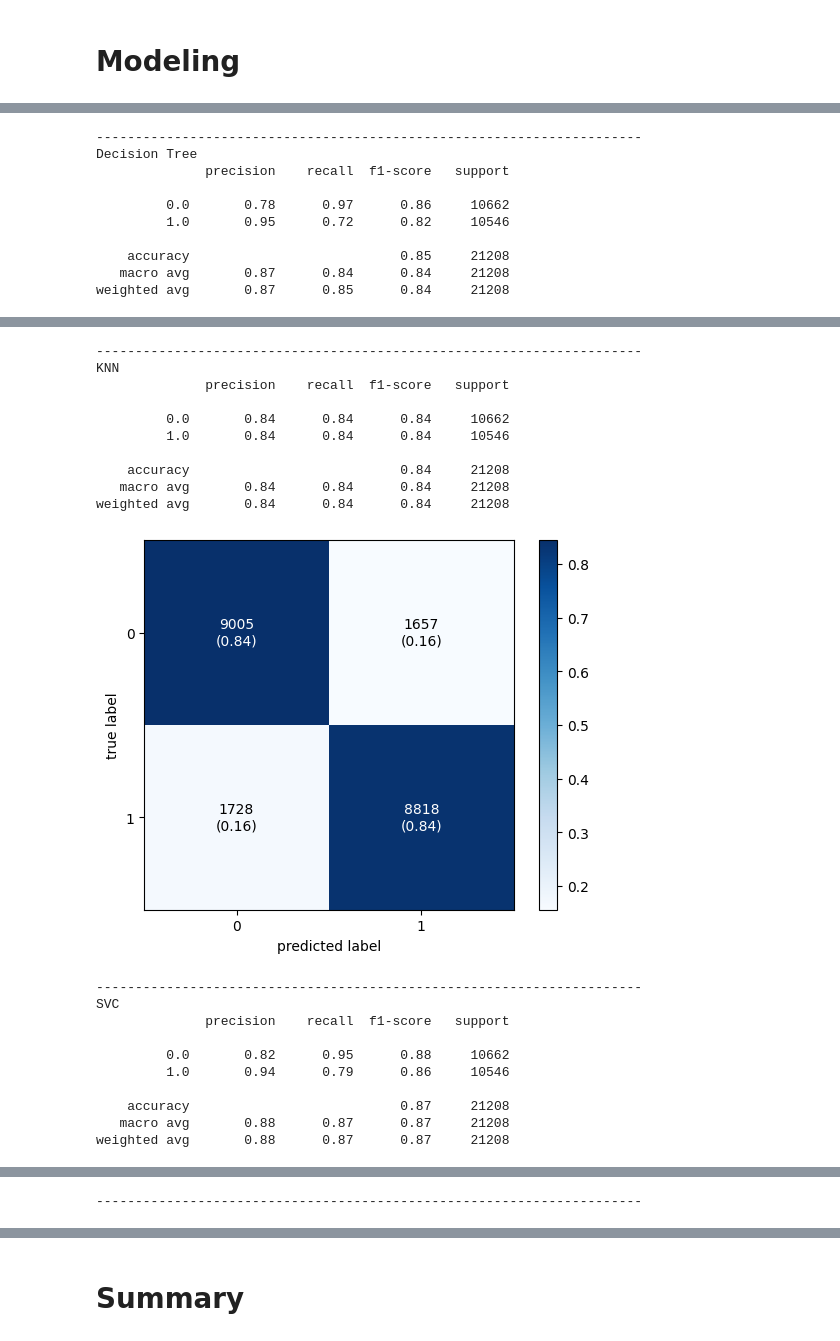
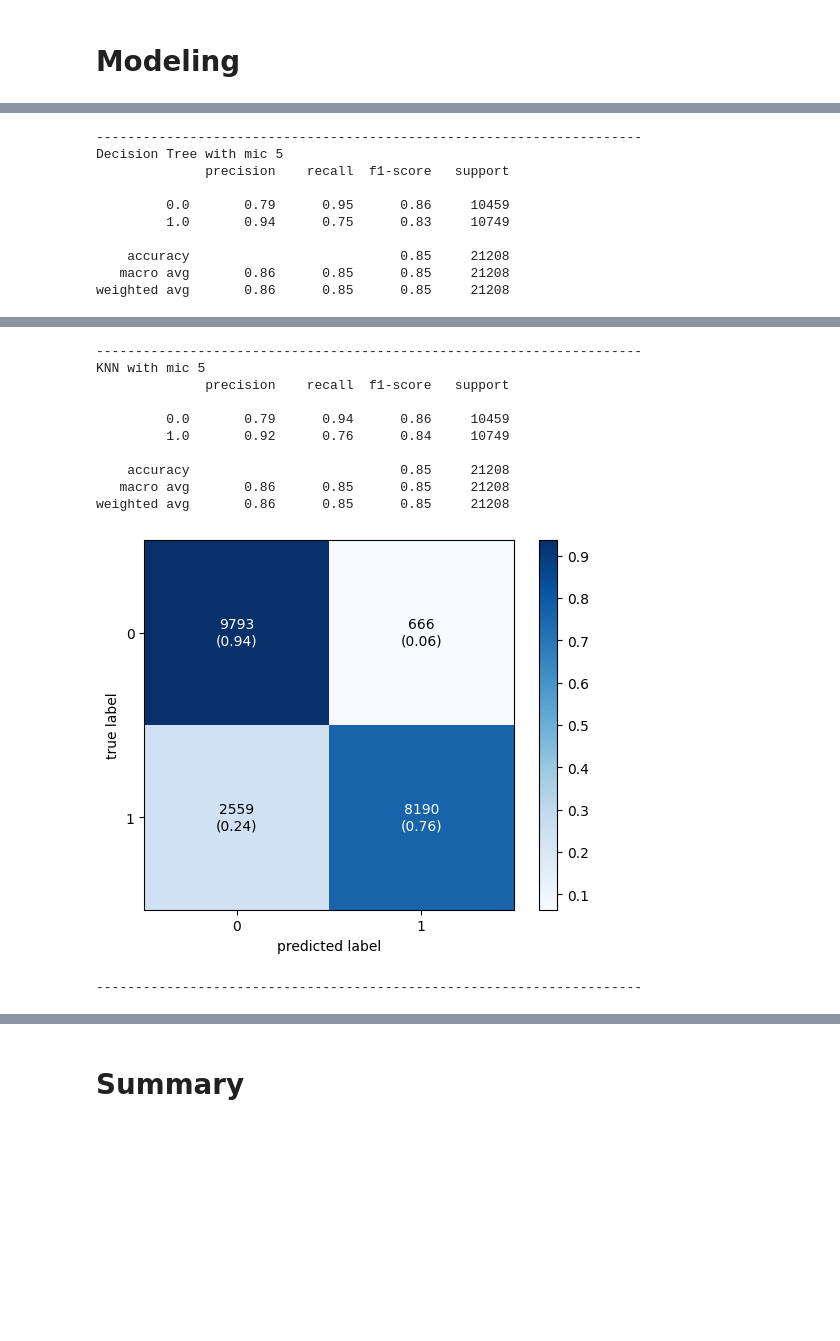
Before and after one commit to LaiVietAnh/Diabetes-Health-Indicators, a Jupyter notebook: diabetes.ipynb, the cells around one changed output, grey strips where cells are left out. Cells and saved outputs as stored; diff of their text form; code cells hidden in the pictures; blank space fills up the shorter version.

Commit message:
Save the best model

```diff
--- a/diabetes.ipynb
+++ b/diabetes.ipynb
@@ -240,6 +236,3 @@ print(high_score_features)
 ['GenHlth', 'PhysHlth', 'Income', 'DiffWalk', 'MentHlth', 'BMI', 'HighBP']
 # %% [markdown]
 # Data Splitting
-# %%
-X = df_features[high_score_features]
-y = df_target
@@ -255,2 +259,11 @@ X_test = scalar.fit_transform(X_test)
+# %%
+splited_data = []
+for name, X in data:
+    X_train , X_test , y_train , y_test = train_test_split(X, y, test_size=0.3)
+    splited_data.append({
+            'name': name ,'X_train': X_train,
+            'X_test':X_test,'y_train':y_train,
+            'y_test':y_test
+        })
 # %% [markdown]
 # Modeling
@@ -257,20 +274,18 @@ X_test = scalar.fit_transform(X_test)
 # %%
-from sklearn.metrics import roc_auc_score
+data = splited_data[0]
+models =[
+    ['Logistic Regression', LogisticRegression(), data],
+    ['Random Forest', RandomForestClassifier(max_depth=5,n_estimators=1000, class_weight='balanced'), data],
+    ['Decision Tree', DecisionTreeClassifier(max_depth=5), data],
+    ['KNN', KNeighborsClassifier(n_neighbors= 6), data]
+]
 
-algos = [
-        LogisticRegression(),
-        RandomForestClassifier(max_depth=5,n_estimators=1000, class_weight='balanced'),
-        DecisionTreeClassifier(max_depth=5),
-        KNeighborsClassifier(n_neighbors= 6),
-        SVC(kernel='rbf', C=1.,probability=True)
-       ]
-
-names = ['Logistic Regression','Random Forest','Decision Tree','KNN','SVC']
 roc_list = []
 pred_list = []
 # %%
-for model in tqdm(algos):
-    model.fit(X_train,y_train)
+for name ,model, data in tqdm(models):
+    X_train, X_test, y_train, y_test= data['X_train'], data['X_test'], data['y_train'], data['y_test']
+    model.fit(X_train, y_train)
     y_pred = model.predict_proba(X_test)[:,1]
 
     pred_list.append(y_pred)
@@ -292,14 +310,15 @@ evaluation
 # %%
-for i in range(len(names)):
-    name = names[i]
+for i, model in enumerate(models):
 
-    print(name)
+    print(model[0], "with", model[2]['name'])
+
+    y_test = model[2]['y_test']
     y_pred = [1.0 if y >= 0.5 else 0.0 for y in pred_list[i]]
-    matrix = classification_report(y_test,y_pred)
+    matrix = classification_report(y_test, y_pred)
     print(matrix)
 
     # calculating and plotting the confusion matrix
-    cm1 = confusion_matrix(y_test,y_pred)
+    cm1 = confusion_matrix(y_test, y_pred)
     plot_confusion_matrix(conf_mat=cm1,show_absolute=True,
                                     show_normed=True,
                                     colorbar=True)
@@ -331,10 +350,10 @@ weighted avg       0.88      0.87      0.86     21208
 ----------------------------------------------------------------------
-Decision Tree
+Decision Tree with mic 5
               precision    recall  f1-score   support
 
-         0.0       0.78      0.97      0.86     10662
-         1.0       0.95      0.72      0.82     10546
+         0.0       0.79      0.95      0.86     10459
+         1.0       0.94      0.75      0.83     10749
 
     accuracy                           0.85     21208
-   macro avg       0.87      0.84      0.84     21208
-weighted avg       0.87      0.85      0.84     21208
+   macro avg       0.86      0.85      0.85     21208
+weighted avg       0.86      0.85      0.85     21208
@@ -342,21 +361,12 @@ weighted avg       0.87      0.85      0.84     21208
 ----------------------------------------------------------------------
-KNN
+KNN with mic 5
               precision    recall  f1-score   support
 
-         0.0       0.84      0.84      0.84     10662
-         1.0       0.84      0.84      0.84     10546
+         0.0       0.79      0.94      0.86     10459
+         1.0       0.92      0.76      0.84     10749
 
-    accuracy                           0.84     21208
-   macro avg       0.84      0.84      0.84     21208
-weighted avg       0.84      0.84      0.84     21208
+    accuracy                           0.85     21208
+   macro avg       0.86      0.85      0.85     21208
+weighted avg       0.86      0.85      0.85     21208
-[figure, old version]
+[figure, new version]
 ----------------------------------------------------------------------
-SVC
-              precision    recall  f1-score   support
-
-         0.0       0.82      0.95      0.88     10662
-         1.0       0.94      0.79      0.86     10546
-
-    accuracy                           0.87     21208
-   macro avg       0.88      0.87      0.87     21208
-weighted avg       0.88      0.87      0.87     21208
@@ -364 +372,0 @@ weighted avg       0.88      0.87      0.87     21208
-----------------------------------------------------------------------
```
Also changed, not shown: parts of 56 cells of this notebook, 1 other file.
